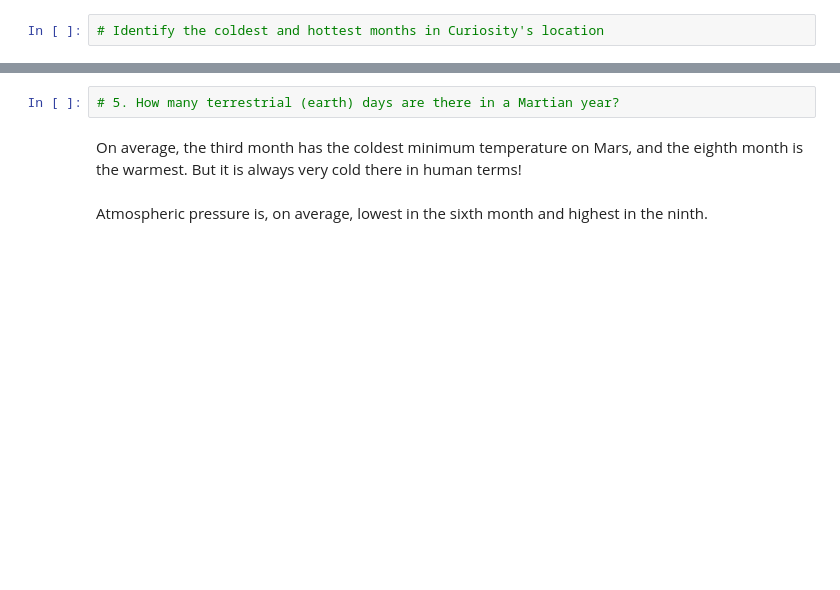
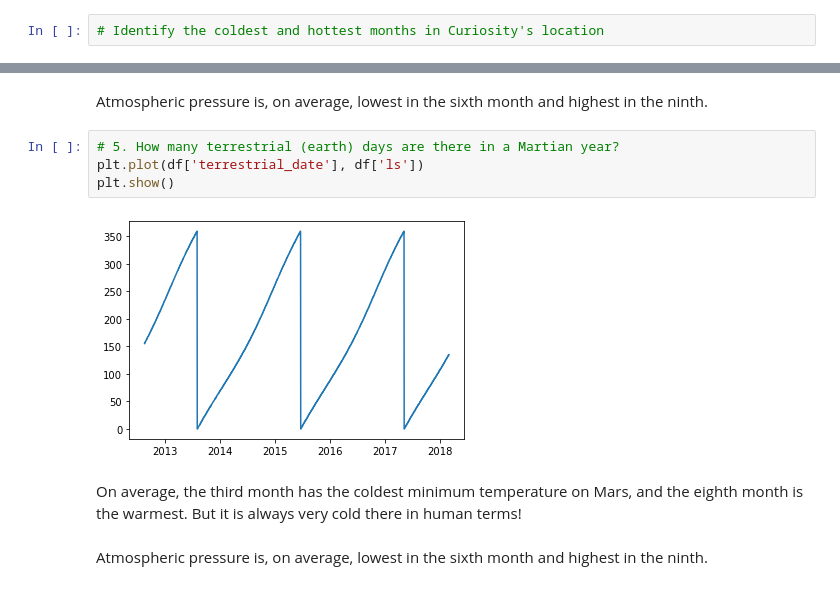
Before and after one commit to rileyunverferth/Mars-Weather-Analysis, a Jupyter notebook: mars/part_2_mars_weather.ipynb, the cells around one changed output, grey strips where cells are left out. Cells and saved outputs as stored; diff of their text form; blank space fills up the shorter version.

```diff
--- a/mars/part_2_mars_weather.ipynb
+++ b/mars/part_2_mars_weather.ipynb
@@ -127,5 +211,11 @@ Analyze your dataset by using Pandas functions to answer the following questions
+# %% [markdown]
+Atmospheric pressure is, on average, lowest in the sixth month and highest in the ninth.
 # %%
 # 5. How many terrestrial (earth) days are there in a Martian year?
+plt.plot(df['terrestrial_date'], df['ls'])
+plt.show()
+# %% [output]
+[figure, added]
 # %% [markdown]
 On average, the third month has the coldest minimum temperature on Mars, and the eighth month is the warmest. But it is always very cold there in human terms!
 # %% [markdown]
```
Also changed, not shown: parts of 13 cells of this notebook, 1 other file.
